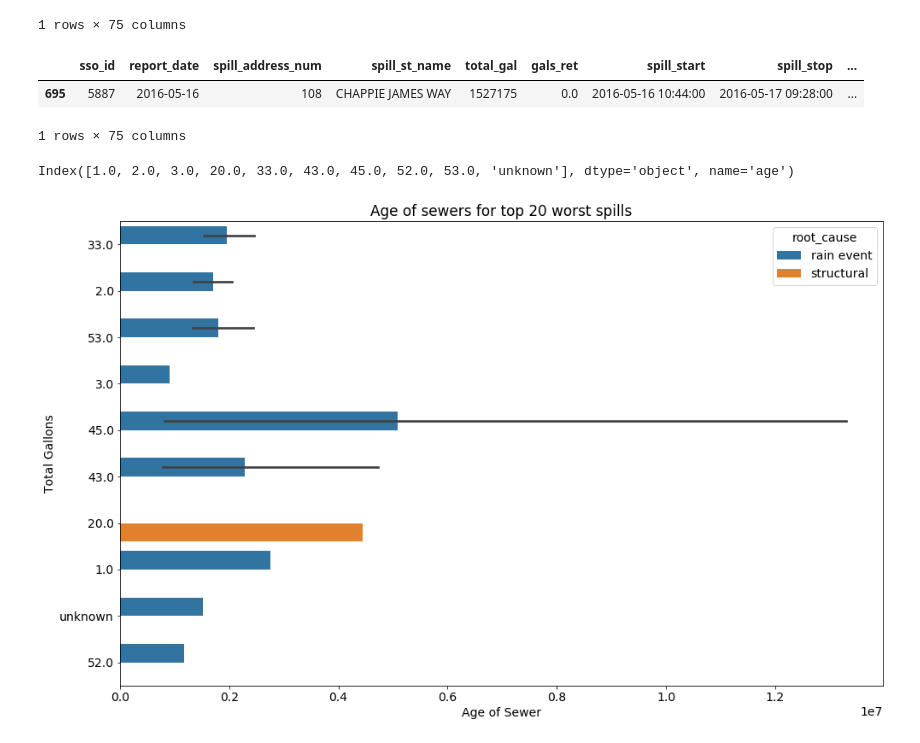
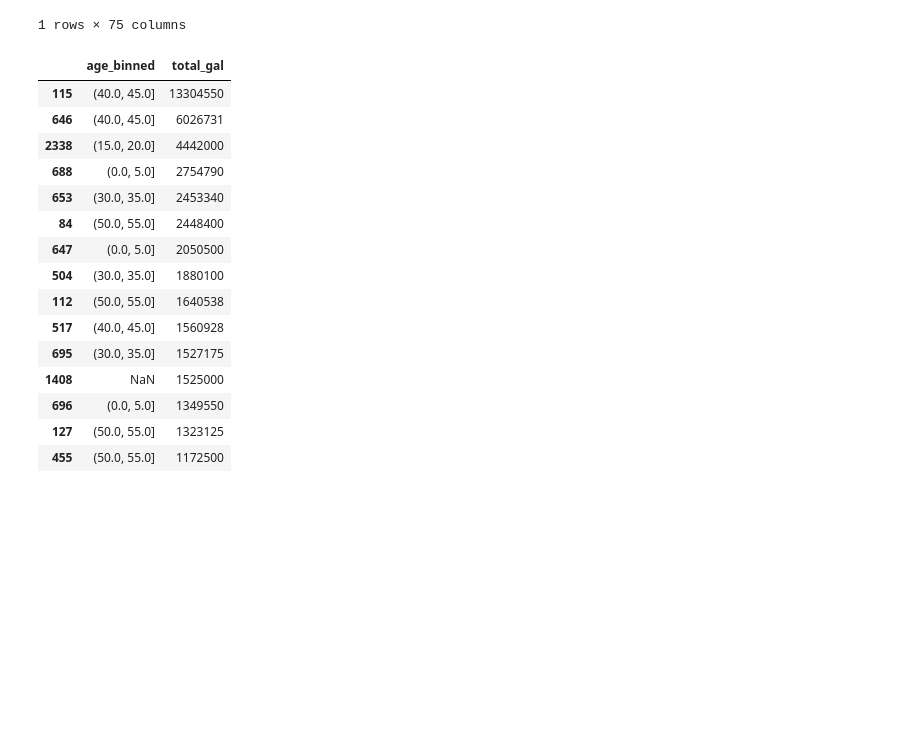
Before and after one commit to we-came-we-SAWS-we-conquered/saws-capstone-project, a Jupyter notebook: cameron_repo/Cameron_notebook.ipynb, the cells around one changed output. Saved outputs shown, nothing was run; the diff lists cells and outputs as text; code cells hidden in the pictures; blank space fills up the shorter version.

```diff
--- a/cameron_repo/Cameron_notebook.ipynb
+++ b/cameron_repo/Cameron_notebook.ipynb
@@ -372,28 +381,23 @@ train.head(1)
 1 rows × 75 columns
 # %%
 top_worst_spills = train[train.total_gal.isin(
-                            train.total_gal.nlargest(20))]
+                            train.total_gal.nlargest(15))]
+top_worst_spills[['age_binned','total_gal']]\
+    .sort_values('total_gal', ascending=False)
+# %% [output]
+|  | age_binned | total_gal |
+| 115 | (40.0, 45.0] | 13304550 |
+| 646 | (40.0, 45.0] | 6026731 |
+| 2338 | (15.0, 20.0] | 4442000 |
+| 688 | (0.0, 5.0] | 2754790 |
+| 653 | (30.0, 35.0] | 2453340 |
+| 84 | (50.0, 55.0] | 2448400 |
+| 647 | (0.0, 5.0] | 2050500 |
+| 504 | (30.0, 35.0] | 1880100 |
+| 112 | (50.0, 55.0] | 1640538 |
+| 517 | (40.0, 45.0] | 1560928 |
+| 695 | (30.0, 35.0] | 1527175 |
+| 1408 | NaN | 1525000 |
+| 696 | (0.0, 5.0] | 1349550 |
+| 127 | (50.0, 55.0] | 1323125 |
+| 455 | (50.0, 55.0] | 1172500 |
-# %%
-top_worst_spills.head(1)
-# %% [output]
-|  | sso_id | report_date | spill_address_num | spill_st_name | total_gal | gals_ret | spill_start | spill_stop | ... |
-| 695 | 5887 | 2016-05-16 | 108 | CHAPPIE JAMES WAY | 1527175 | 0.0 | 2016-05-16 10:44:00 | 2016-05-17 09:28:00 | ... |
-1 rows × 75 columns
-# %%
-top_worst_spills.groupby('age').total_gal.mean().index
-# %% [output]
-Index([1.0, 2.0, 3.0, 20.0, 33.0, 43.0, 45.0, 52.0, 53.0, 'unknown'], dtype='object', name='age')
-# %%
-g = sns.barplot(top_worst_spills.total_gal,
-            top_worst_spills.age,
-            hue=top_worst_spills.root_cause)
-# ylabels = ['{:,.0f}'.format(x) +'M' for x in g.get_yticks()/1000000]
-# g.set_yticklabels(ylabels)
-# xlabels = ['{:,.0f}'.format(x) +' years' for x in top_worst_spills.groupby('total_gal').age.mean().index]
-# g.set_xticklabels(xlabels)
-plt.ylabel('Total Gallons')
-plt.xlabel('Age of Sewer')
-plt.title('Age of sewers for top 20 worst spills')
-plt.show()
-# %% [output]
-[figure, removed]
```
Also changed, not shown: parts of 22 cells of this notebook, 1 other file.
